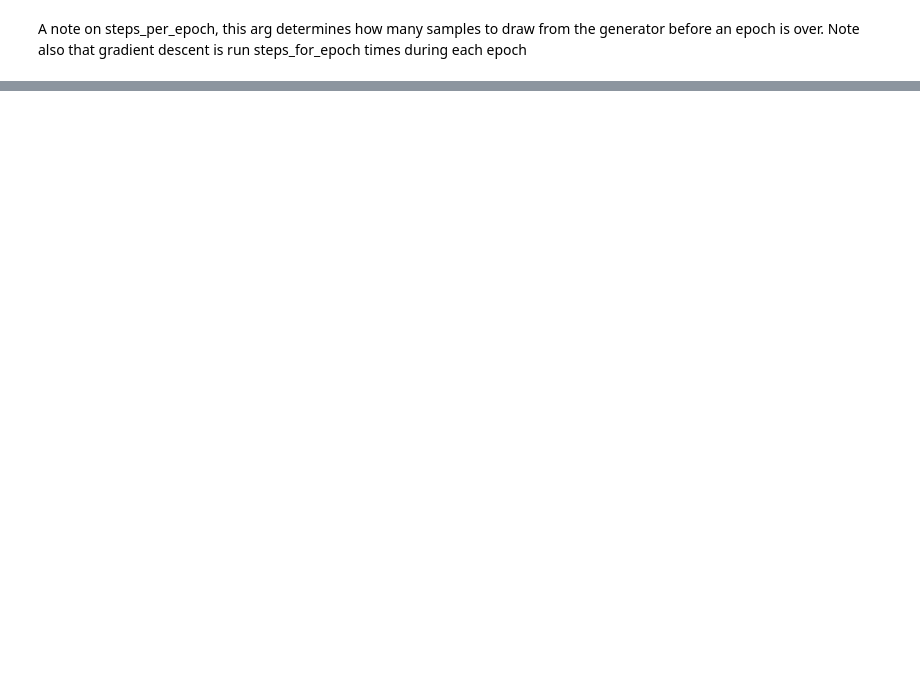
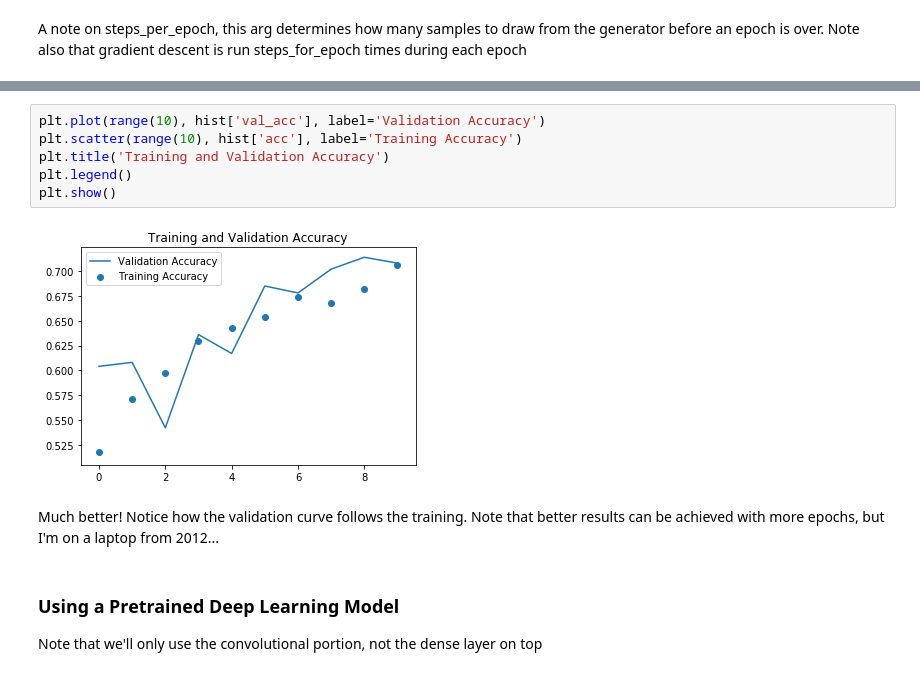
Before and after one commit to UncleGedd/DeepLearningWithPython, a Jupyter notebook: ch5/Convolutional NN - DogsCats.ipynb, the cells around one changed output, grey strips where cells are left out. Drawn from its saved outputs; the diff is of its cells as text; blank space fills up the shorter version.

```diff
--- a/ch5/Convolutional NN - DogsCats.ipynb
+++ b/ch5/Convolutional NN - DogsCats.ipynb
@@ -99,0 +253,13 @@ A note on steps_per_epoch, this arg determines how many samples to draw from the
+# %%
+plt.plot(range(10), hist['val_acc'], label='Validation Accuracy')
+plt.scatter(range(10), hist['acc'], label='Training Accuracy')
+plt.title('Training and Validation Accuracy')
+plt.legend()
+plt.show()
+# %% [output]
+[figure, added]
+# %% [markdown]
+Much better! Notice how the validation curve follows the training. Note that better results can be achieved with more epochs, but I'm on a laptop from 2012...
+# %% [markdown]
+### Using a Pretrained Deep Learning Model
+Note that we'll only use the convolutional portion, not the dense layer on top
```
Also changed, not shown: parts of 30 cells of this notebook, 2 other files.
